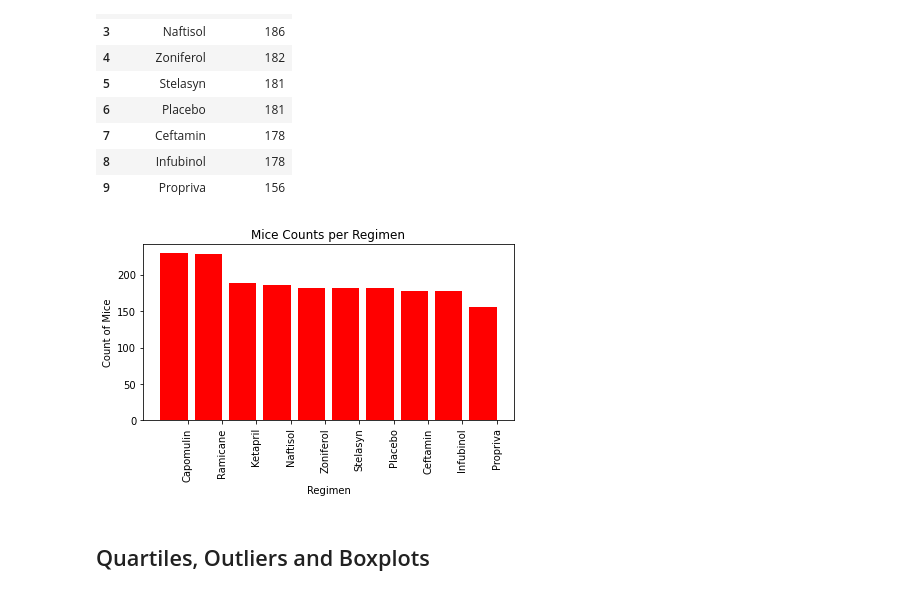
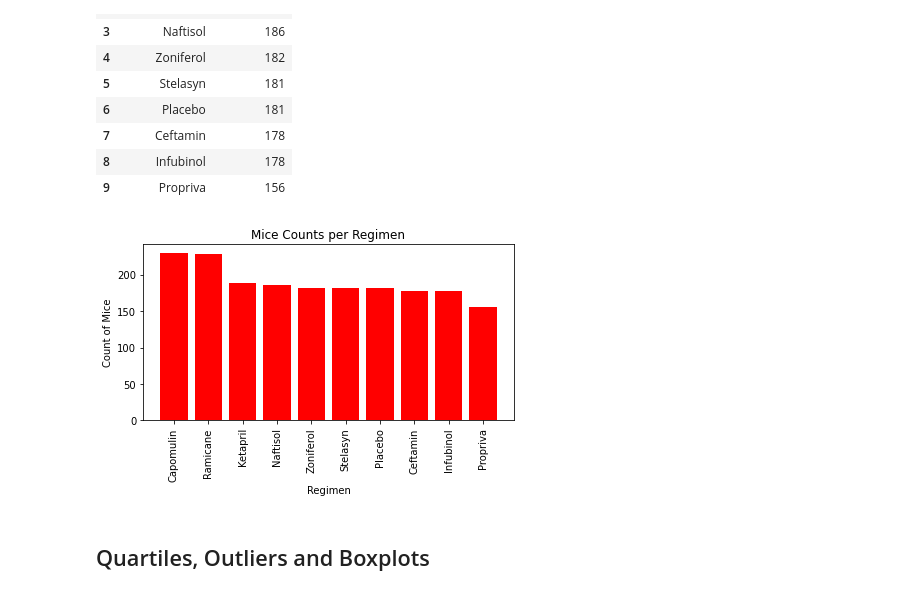
Before and after one commit to jeodaysju/plot-challenge, a Jupyter notebook: pymaceuticals_starter.ipynb, the cells around one changed output. Saved outputs shown, nothing was run; the diff lists cells and outputs as text; code cells hidden in the pictures.

Commit message:
Bar charts and tables completed

```diff
--- a/pymaceuticals_starter.ipynb
+++ b/pymaceuticals_starter.ipynb
@@ -184,23 +186,23 @@ new_ind_reg_list
 # %%
 # Use Pyplot to generate a bar plot showing the total number of mice treatment in each treatment regimen throughout the course of the study.
 
 # Set x axis and tick locations
 x_axis = np.arange(len(new_ind_reg_list))
-tick_locations = [value+0.4 for value in x_axis]
+tick_locations = [value for value in x_axis]
 
 plt.bar(x_axis, new_ind_reg_list["Mice Count"], facecolor="red", alpha=1.0, align="center")
 plt.xticks(tick_locations, new_ind_reg_list["Drug Regimen"], rotation="vertical")
 
 # Set textual properties
 plt.title("Mice Counts per Regimen")
 plt.ylabel("Count of Mice")
 plt.xlabel("Regimen")
 
 plt.tight_layout()
 
 plt.show()
 # %% [output]
-[figure, old version]
+[figure, new version]
 # %%
 # Use Pandas to generate a pie plot showing the distribution of female versus male mice
 
```
Also changed, not shown: parts of 2 cells of this notebook.
